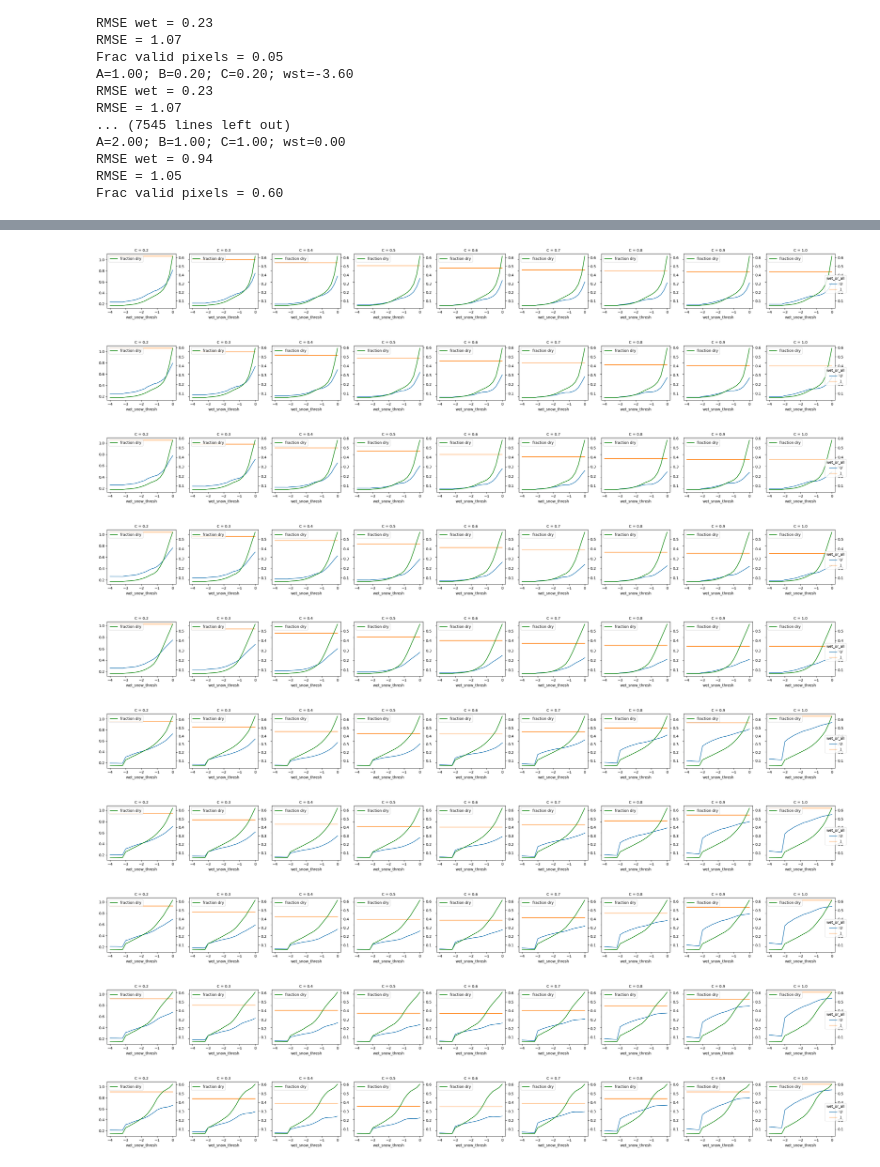
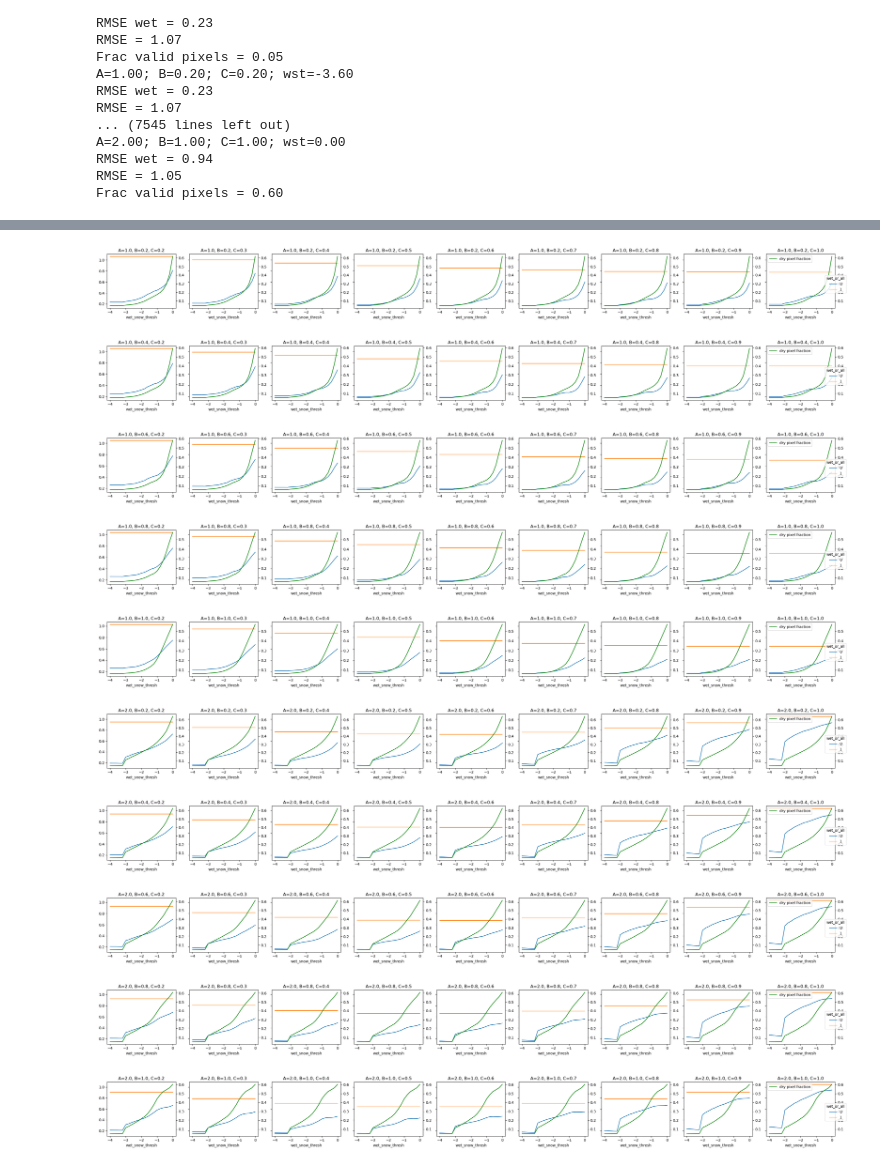
Before and after one commit to SnowEx/spicy-snow, a Jupyter notebook: contrib/gagliano/wet_snow_testing.ipynb, the cells around one changed output, grey strips where cells are left out. Drawn from its saved outputs; the diff is of its cells as text; code cells hidden in the pictures.

Commit message:
add proportion of dry pixels to analysis

```diff
--- a/contrib/gagliano/wet_snow_testing.ipynb
+++ b/contrib/gagliano/wet_snow_testing.ipynb
@@ -153,9 +153,9 @@ A = np.arange(1, 3, 1)
 B = np.arange(0.2, 1.2, 0.2)
 C = np.arange(0.2, 1.1, 0.1)
 
-#A = [2]
-#B = [0.5]
-#C = [0.44]
+#A = 2.5
+#B = 0.2
+#C = 0.55
 #wet_snow_thresh = np.arange(-1, -4, -1)
 wet_snow_thresh = np.arange(-4, 0.2, 0.2)
 
@@ -206,8 +206,8 @@ for f in files:
                     rmse = float(np.sqrt((diff**2).sum()/len(diff.values.flatten())))
                     print(f'RMSE = {rmse:0.2f}')
                     rmse_no_flag.loc[a,b,c,wst] = rmse
-                    valid_pixels.loc[a,b,c,wst] = mask_wet.values.sum()/mask.sum()
-                    print(f'Frac valid pixels = {mask_wet.values.sum()/mask.sum():0.2f}')
+                    valid_pixels.loc[a,b,c,wst] = (mask.sum()-mask_wet.sum()) / mask.sum()
+                    print(f'Frac valid pixels = {(mask.sum()-mask_wet.sum()) / mask.sum():0.2f}')
     # After loop, save RMSE results per file
     rmse_wet_flag.to_netcdf(f'rmse_out_full/{ds_name}_wet_flag.nc')
     rmse_no_flag.to_netcdf(f'rmse_out_full/{ds_name}_no_flag.nc')
@@ -244,22 +246,23 @@ all_rmse = xr.concat([wet_snow,all_snow],'wet_or_all')
 # %%
 for a in A:
     for b in B:
         f = all_rmse.sel(A=a).sel(B=b).plot(hue='wet_or_all',col='C')
         for c,ax in zip(C,f.axs[0]):
             frac_ax = ax.twinx()
-            frac_valid.sel(A=a).sel(B=b).sel(C=c).plot(ax=frac_ax,color='green',label='fraction dry')
+            frac_valid.sel(A=a).sel(B=b).sel(C=c).plot(ax=frac_ax,color='green',label='dry pixel fraction')
             frac_ax.set_title('')
-            frac_ax.legend()
             #print(wet_snow.sel(A=a).sel(B=b).sel(C=c).idxmin())
+            ax.set_title(f'A={a:0.1f}, B={b:0.1f}, C={c:0.1f}')
+        frac_ax.legend()
         plt.tight_layout()
 # %% [output]
-[figure, old version]
+[figure, new version]
-[figure, old version]
+[figure, new version]
-[figure, old version]
+[figure, new version]
-[figure, old version]
+[figure, new version]
-[figure, old version]
+[figure, new version]
-[figure, old version]
+[figure, new version]
-[figure, old version]
+[figure, new version]
-[figure, old version]
+[figure, new version]
-[figure, old version]
+[figure, new version]
-[figure, old version]
+[figure, new version]
```
Also changed, not shown: parts of 20 cells of this notebook.
